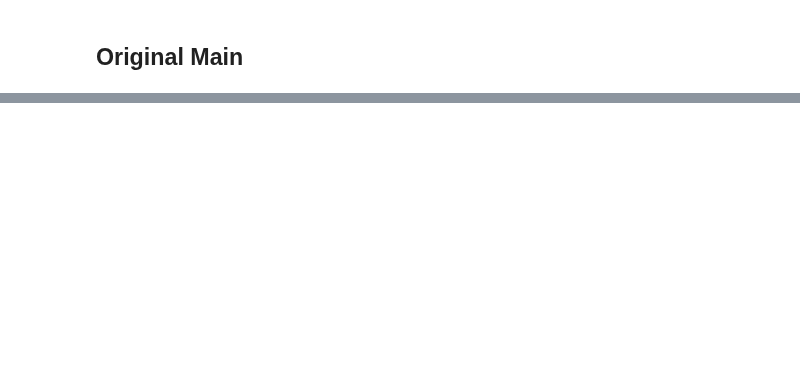
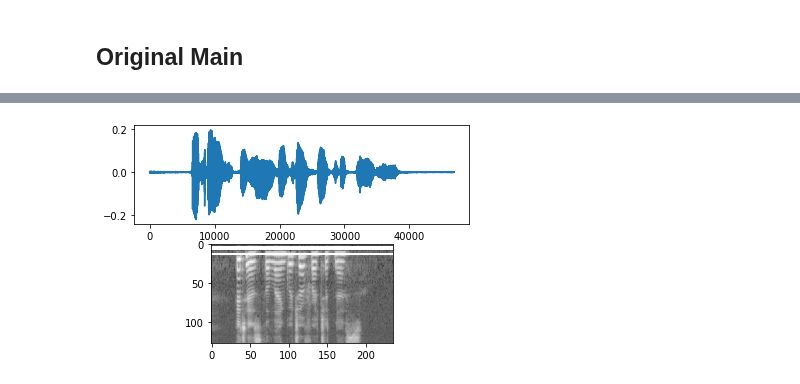
Before and after one commit to TzurV/TestMe, a Jupyter notebook: Evalvctk_Included_Building_an_end_to_end_Speech_Recognition_model_in_PyTorch.ipynb, the cells around one changed output, grey strips where cells are left out. Saved outputs shown, nothing was run; the diff lists cells and outputs as text; code cells hidden in the pictures; blank space fills up the shorter version.

```diff
--- a/Evalvctk_Included_Building_an_end_to_end_Speech_Recognition_model_in_PyTorch.ipynb
+++ b/Evalvctk_Included_Building_an_end_to_end_Speech_Recognition_model_in_PyTorch.ipynb
@@ -838,0 +817,6 @@ experiment.end()
+# %%
+if not os.path.isdir("./data"):
+        os.makedirs("./data")
+
+test_url="test-clean"
+test_dataset = torchaudio.datasets.LIBRISPEECH("./data", url=test_url, download=True)
@@ -838,0 +846,68 @@ experiment.end()
+# %%
+import matplotlib.pyplot as plt
+
+local_audio_transforms = nn.Sequential(
+    # https://pytorch.org/audio/transforms.html#melspectrogram
+    torchaudio.transforms.MelSpectrogram(sample_rate=16000, n_mels=128)#,
+    # https://pytorch.org/audio/transforms.html#frequencymasking
+    #torchaudio.transforms.FrequencyMasking(freq_mask_param=30),
+    # https://pytorch.org/audio/transforms.html#timemasking
+    #torchaudio.transforms.TimeMasking(time_mask_param=100)
+)
+
+spectrograms = []
+labels = []
+input_lengths = []
+label_lengths = []
+
+inx = 0
+for (waveform, sample_rate, utterance, B, C, D) in test_dataset:
+    inx += 1
+    print(type(sample_rate))
+    print(type(B))
+    print(type(C))
+    print(type(D))
+    print(type(waveform))
+    print(type(utterance))
+    print(utterance)
+    print(f"sample_rate={sample_rate} B={B} C={C} D={D}")
+
+    print(type(waveform))
+    print("Shape of waveform: {}".format(waveform.size()))
+    print("Sample rate of waveform: {}".format(sample_rate))
+
+    if inx == 1:
+        # define 2 sub plots
+        fig, axs = plt.subplots(2)
+        #fig.suptitle('Vertically stacked subplots')
+        #axs[0].plot(x, y)
+        #axs[1].plot(x, -y)
+
+        #plt.figure()
+        axs[0].plot(waveform.t().numpy())
+
+        spec = local_audio_transforms(waveform).squeeze(0).transpose(0, 1)
+        print("type(spec) is ", type(spec))
+        print("Shape of spec: {}".format(spec.size()))
+        #    axs[1].imshow(spec.log2().detach().numpy(), cmap='gray')
+        axs[1].imshow(torch.transpose(spec, 0, 1).log2().numpy(), cmap='gray')
+
+
+    # the 4 elements of the test_loader are defined by  def data_processing(..)
+    #           return  spectrograms, labels, input_lengths, label_lengths
+    spectrograms.append(spec)
+    print("#>", len(spectrograms))
+    label = torch.Tensor(text_transform.text_to_int(utterance.lower()))
+    print(utterance.lower())
+    print(text_transform.text_to_int(utterance.lower()))
+    #labels.append(label)
+    input_lengths.append(spec.shape[0]//2)
+    print(spec.shape)
+    print(spec.shape[0]//2)
+    #label_lengths.append(len(label))
+    print(len(label))
+
+
+    if inx == 2:
+        break
+# %% [output]
@@ -838,0 +931 @@ experiment.end()
+[figure, added]
```
Also changed, not shown: parts of 12 cells of this notebook.
